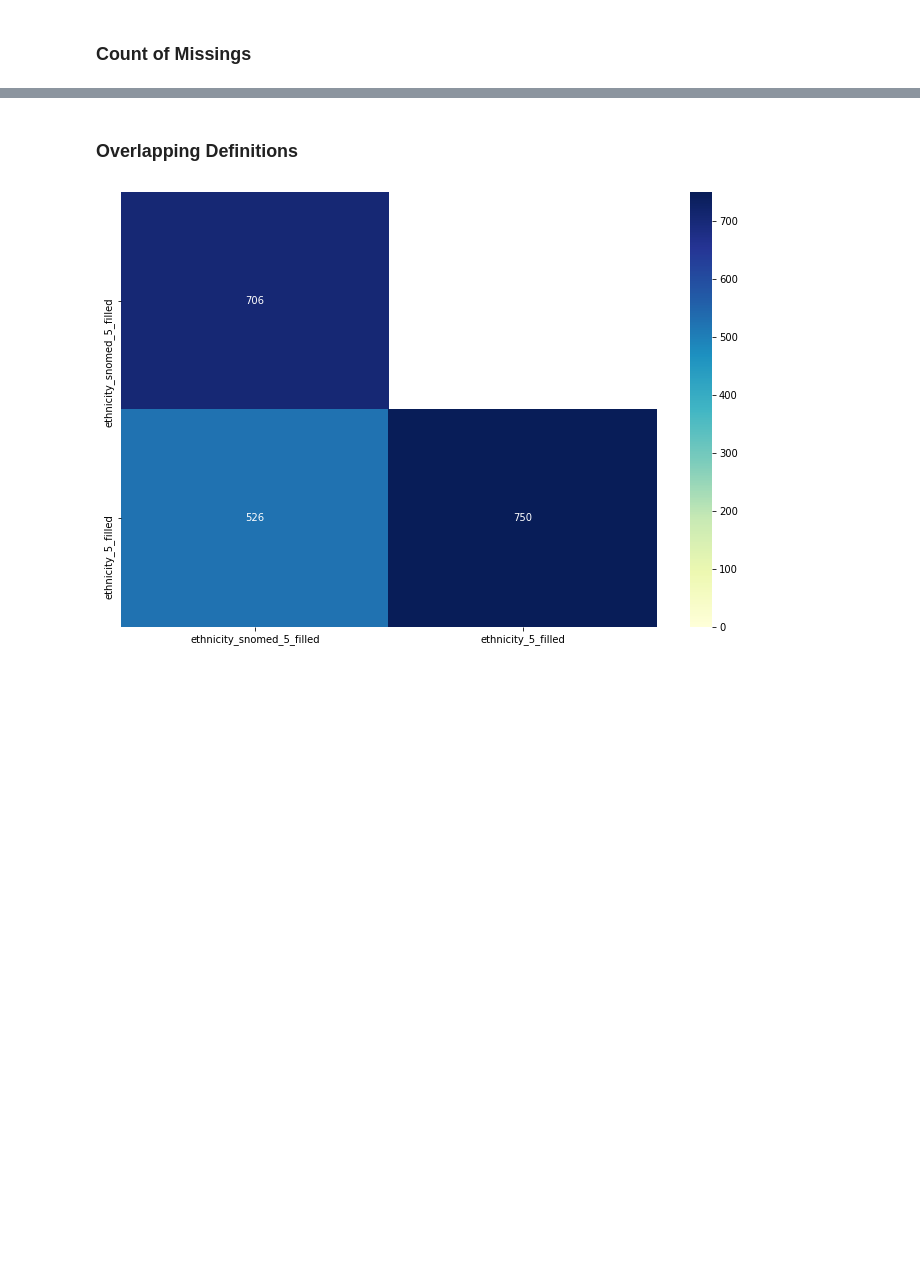
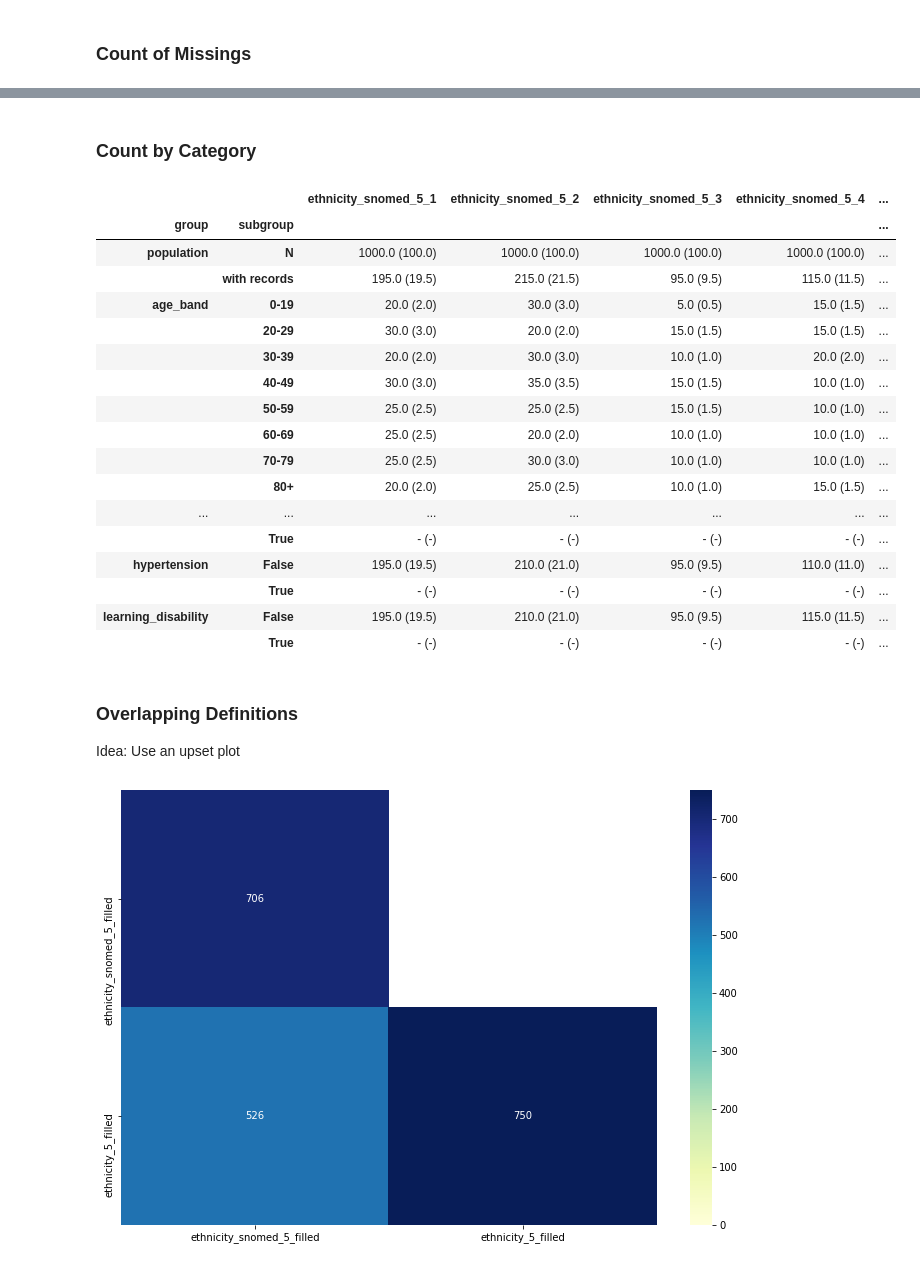
Before and after one commit to opensafely/ethnicity-short-data-report, a Jupyter notebook: notebooks_jupyter/report_ethnicity_rp.ipynb, the cells around one changed output, grey strips where cells are left out. Cells and saved outputs as stored; diff of their text form; code cells hidden in the pictures; blank space fills up the shorter version.

```diff
--- a/notebooks_jupyter/report_ethnicity_rp.ipynb
+++ b/notebooks_jupyter/report_ethnicity_rp.ipynb
@@ -96,5 +95,29 @@ patient_counts(df_clean, definitions, demographic_covariates, clinical_covariate
+# %% [markdown]
+### Count by Category
+# %%
+patient_counts(df_clean, definitions, demographic_covariates, clinical_covariates, categories=True)
+# %% [output]
+|  |  | ethnicity_snomed_5_1 | ethnicity_snomed_5_2 | ethnicity_snomed_5_3 | ethnicity_snomed_5_4 | ... |
+| group | subgroup |  |  |  |  | ... |
+| population | N | 1000.0 (100.0) | 1000.0 (100.0) | 1000.0 (100.0) | 1000.0 (100.0) | ... |
+|  | with records | 195.0 (19.5) | 215.0 (21.5) | 95.0 (9.5) | 115.0 (11.5) | ... |
+| age_band | 0-19 | 20.0 (2.0) | 30.0 (3.0) | 5.0 (0.5) | 15.0 (1.5) | ... |
+|  | 20-29 | 30.0 (3.0) | 20.0 (2.0) | 15.0 (1.5) | 15.0 (1.5) | ... |
+|  | 30-39 | 20.0 (2.0) | 30.0 (3.0) | 10.0 (1.0) | 20.0 (2.0) | ... |
+|  | 40-49 | 30.0 (3.0) | 35.0 (3.5) | 15.0 (1.5) | 10.0 (1.0) | ... |
+|  | 50-59 | 25.0 (2.5) | 25.0 (2.5) | 15.0 (1.5) | 10.0 (1.0) | ... |
+|  | 60-69 | 25.0 (2.5) | 20.0 (2.0) | 10.0 (1.0) | 10.0 (1.0) | ... |
+|  | 70-79 | 25.0 (2.5) | 30.0 (3.0) | 10.0 (1.0) | 10.0 (1.0) | ... |
+|  | 80+ | 20.0 (2.0) | 25.0 (2.5) | 10.0 (1.0) | 15.0 (1.5) | ... |
+| ... | ... | ... | ... | ... | ... | ... |
+|  | True | - (-) | - (-) | - (-) | - (-) | ... |
+| hypertension | False | 195.0 (19.5) | 210.0 (21.0) | 95.0 (9.5) | 110.0 (11.0) | ... |
+|  | True | - (-) | - (-) | - (-) | - (-) | ... |
+| learning_disability | False | 195.0 (19.5) | 210.0 (21.0) | 95.0 (9.5) | 115.0 (11.5) | ... |
+|  | True | - (-) | - (-) | - (-) | - (-) | ... |
 # %% [markdown]
 ### Overlapping Definitions
+Idea: Use an upset plot
 # %%
 display_heatmap(df_clean, definitions)
 # %% [output]
```
Also changed, not shown: parts of 7 cells of this notebook, 1 other file.
